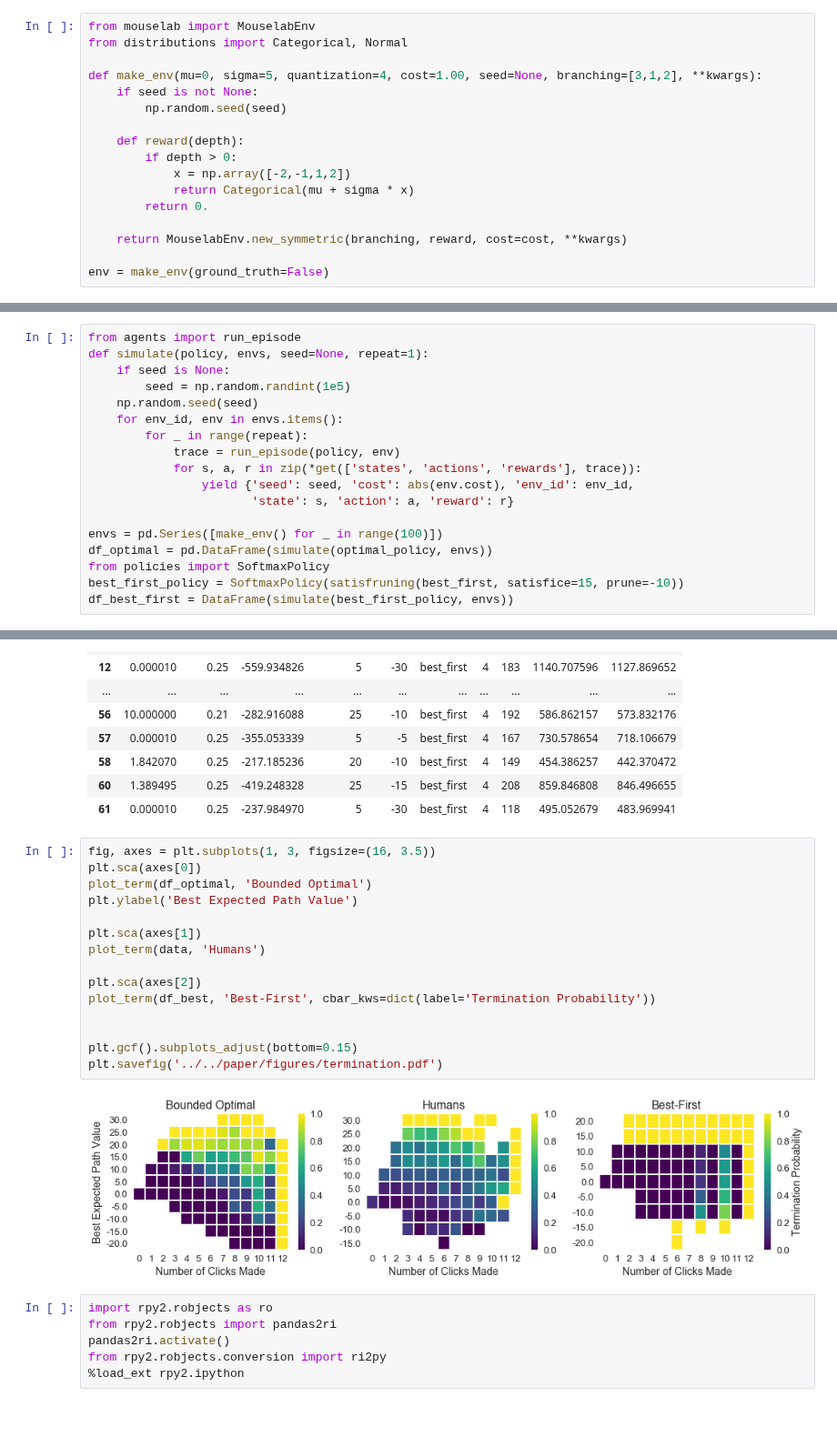
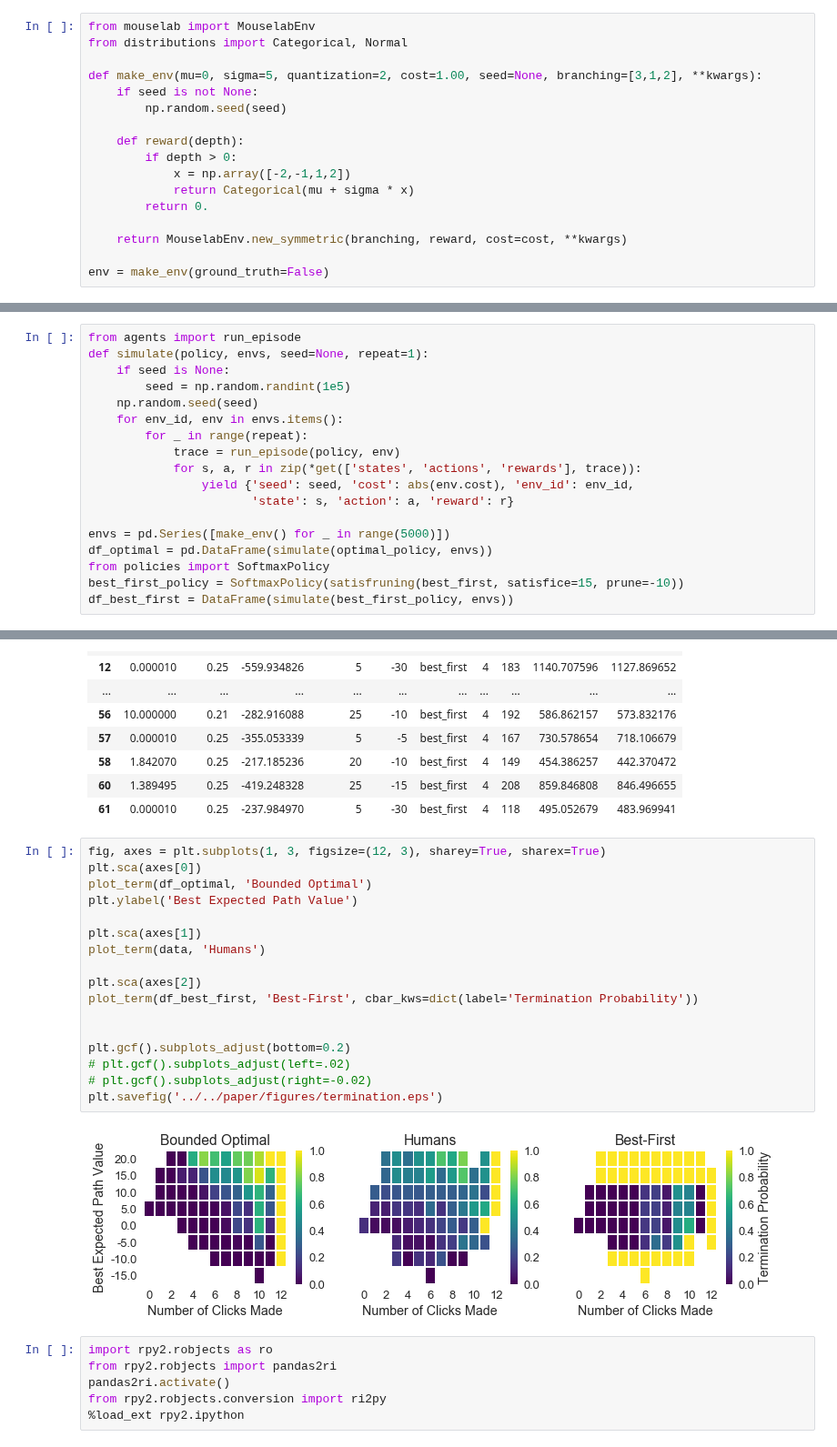
Before and after one commit to fredcallaway/planning, a Jupyter notebook: python/model_comparison.ipynb, the cells around one changed output, grey strips where cells are left out. Shown at 91% size. Cells and saved outputs as stored; diff of their text form; blank space fills up the shorter version.

```diff
--- a/python/model_comparison.ipynb
+++ b/python/model_comparison.ipynb
@@ -24,7 +21,7 @@ The autoreload extension is already loaded. To reload it, use:
 from mouselab import MouselabEnv
 from distributions import Categorical, Normal
 
-def make_env(mu=0, sigma=5, quantization=4, cost=1.00, seed=None, branching=[3,1,2], **kwargs):
+def make_env(mu=0, sigma=5, quantization=2, cost=1.00, seed=None, branching=[3,1,2], **kwargs):
     if seed is not None:
         np.random.seed(seed)
 
@@ -660,7 +700,7 @@ def simulate(policy, envs, seed=None, repeat=1):
                 yield {'seed': seed, 'cost': abs(env.cost), 'env_id': env_id,
                        'state': s, 'action': a, 'reward': r}
 
-envs = pd.Series([make_env() for _ in range(100)])
+envs = pd.Series([make_env() for _ in range(5000)])
 df_optimal = pd.DataFrame(simulate(optimal_policy, envs))
 from policies import SoftmaxPolicy
 best_first_policy = SoftmaxPolicy(satisfruning(best_first, satisfice=15, prune=-10))
@@ -802,22 +842,24 @@ pid_bf_pols = ind_results.query('model == "best_first"').apply()
 | 60 | 1.389495 | 0.25 | -419.248328 | 25 | -15 | best_first | 4 | 208 | 859.846808 | 846.496655 |
 | 61 | 0.000010 | 0.25 | -237.984970 | 5 | -30 | best_first | 4 | 118 | 495.052679 | 483.969941 |
 # %%
-fig, axes = plt.subplots(1, 3, figsize=(16, 3.5))
+fig, axes = plt.subplots(1, 3, figsize=(12, 3), sharey=True, sharex=True)
 plt.sca(axes[0])
 plot_term(df_optimal, 'Bounded Optimal')
 plt.ylabel('Best Expected Path Value')
 
 plt.sca(axes[1])
 plot_term(data, 'Humans')
 
 plt.sca(axes[2])
-plot_term(df_best, 'Best-First', cbar_kws=dict(label='Termination Probability'))
+plot_term(df_best_first, 'Best-First', cbar_kws=dict(label='Termination Probability'))
 
 
-plt.gcf().subplots_adjust(bottom=0.15)
-plt.savefig('../../paper/figures/termination.pdf')
+plt.gcf().subplots_adjust(bottom=0.2)
+# plt.gcf().subplots_adjust(left=.02)
+# plt.gcf().subplots_adjust(right=-0.02)
+plt.savefig('../../paper/figures/termination.eps')
 # %% [output]
-[figure, old version]
+[figure, new version]
 # %%
 import rpy2.robjects as ro
 from rpy2.robjects import pandas2ri
```
Also changed, not shown: parts of 14 cells of this notebook, 13 other files.
